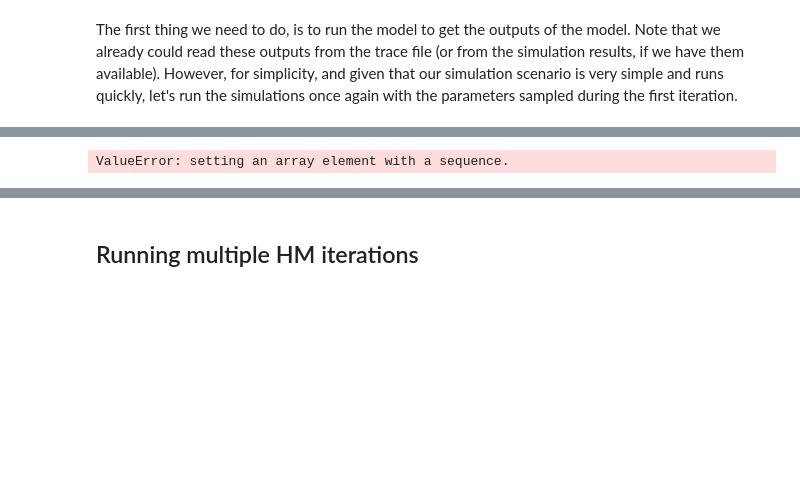
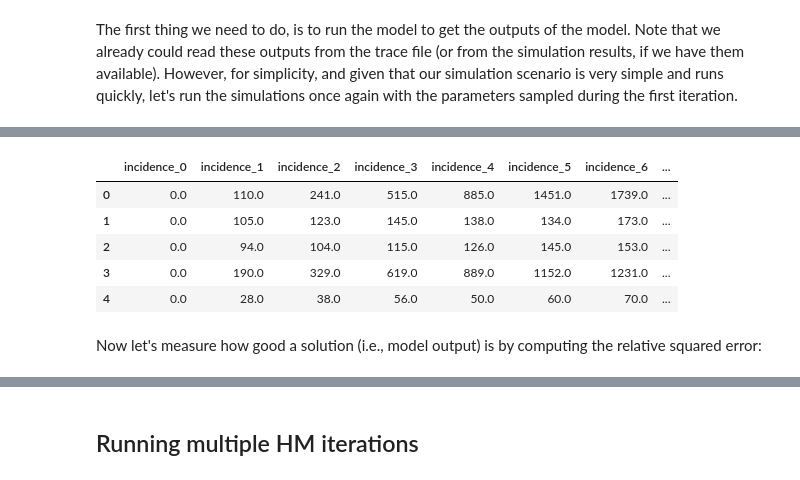
Before and after one commit to InstituteforDiseaseModeling/historymatching, a Jupyter notebook: examples/history_matching_sir.ipynb, the cells around one changed output, grey strips where cells are left out. Saved outputs shown, nothing was run; the diff lists cells and outputs as text; code cells hidden in the pictures; blank space fills up the shorter version.

```diff
--- a/examples/history_matching_sir.ipynb
+++ b/examples/history_matching_sir.ipynb
@@ -475,31 +457,0 @@ trace[0]['emulators']['incidence_11'].plot_diagnostics()
-# %%
-target_name = 'incidence_11'
-target_mean = observations[ observations['feature']==target_name ]['mean'].values[0]
-target_var  = observations[ observations['feature']==target_name ]['variance'].values[0]
-
-x = trace[0]['test_points']
-#x.loc[0,:] = [2.791925,  0.47125,    32250.0]
-#x.loc[1,:] = [0.696125,  0.52525,    36750.0]
-#x.loc[2,:] = [0.271975,  0.69175,    12750.0]
-
-x.loc[0,:] = [3.99202,  0.3898,    16600.0]
-x.loc[1,:] = [3.77246,  0.7210,    33000.0]
-x.loc[2,:] = [0.49902,  0.8650,    65400.0]
-x.loc[3,:] = [4.03194,  0.7606,    71000.0]
-x.loc[4,:] = [0.13974,  0.3826,    86200.0]
-
-
-
-pred = trace[0]['emulators'][target_name].predict( x )
-implaus = trace[0]['emulators'][target_name].get_implausibility( trace[0]['test_points'], target_mean, target_var, 0 )
-print(pred)
-print('target_mean = ', target_mean)
-fig,axs = plt.subplots(4,1, sharex=False)
-axs[0].plot( trace[0]['test_points']['beta'], pred['value'], 'o' );  axs[0].set_title('predicted vs beta')
-axs[1].plot( trace[0]['test_points']['gamma'], pred['value'], 'o' ); axs[1].set_title('predicted vs gamma')
-axs[2].plot( trace[0]['test_points']['beta'], implaus, '.' );  axs[2].set_title('implausibility vs beta')
-axs[3].plot( trace[0]['test_points']['gamma'], implaus, '.' );  axs[3].set_title('implausibility vs gamma')
-
-print(implaus.sort_values( ascending=True ) )
-# %% [output]
-ValueError: setting an array element with a sequence.
@@ -516,0 +458,12 @@ trace[0]['emulators'][target_name].plot_implausibility( trace[0]['test_points'],
+# %%
+simulation_results = sir_model_wrapper( samples_step_1 )
+simulation_results.head()
+# %% [output]
+|  | incidence_0 | incidence_1 | incidence_2 | incidence_3 | incidence_4 | incidence_5 | incidence_6 | ... |
+| 0 | 0.0 | 110.0 | 241.0 | 515.0 | 885.0 | 1451.0 | 1739.0 | ... |
+| 1 | 0.0 | 105.0 | 123.0 | 145.0 | 138.0 | 134.0 | 173.0 | ... |
+| 2 | 0.0 | 94.0 | 104.0 | 115.0 | 126.0 | 145.0 | 153.0 | ... |
+| 3 | 0.0 | 190.0 | 329.0 | 619.0 | 889.0 | 1152.0 | 1231.0 | ... |
+| 4 | 0.0 | 28.0 | 38.0 | 56.0 | 50.0 | 60.0 | 70.0 | ... |
+# %% [markdown]
+Now let's measure how good a solution (i.e., model output) is by computing the relative squared error:
```
Also changed, not shown: parts of 14 cells of this notebook, 1 other file.
